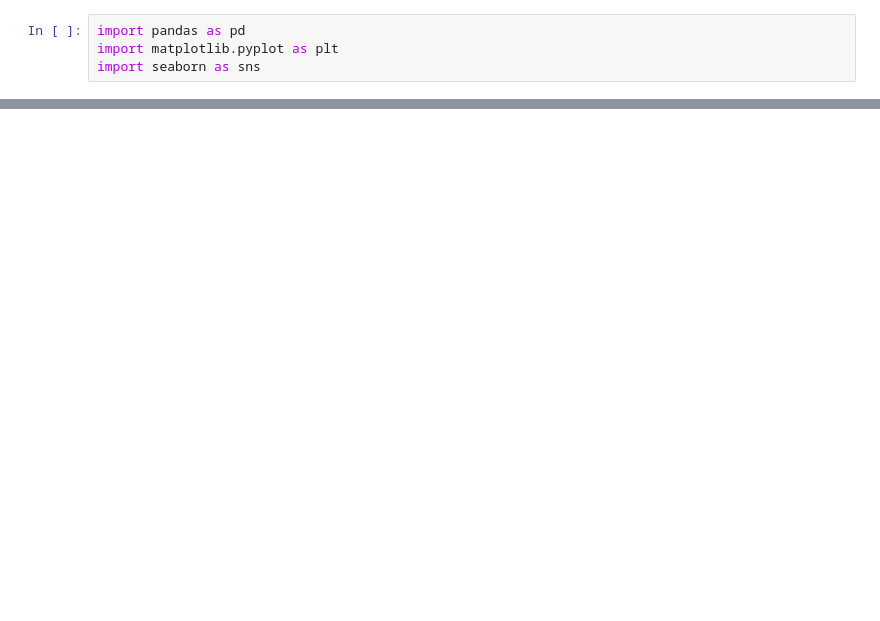
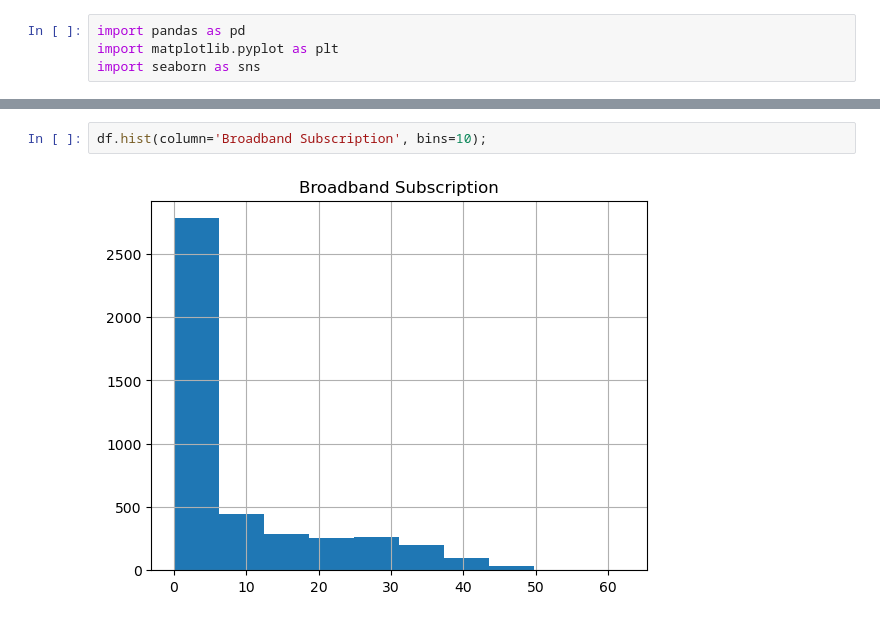
Before and after one commit to saad415/DataScience, a Jupyter notebook: EDA.ipynb, the cells around one changed output, grey strips where cells are left out. Cells and saved outputs as stored; diff of their text form; blank space fills up the shorter version.

```diff
--- a/EDA.ipynb
+++ b/EDA.ipynb
@@ -25,0 +54,4 @@ df.head(20)
+# %%
+df.hist(column='Broadband Subscription', bins=10);
+# %% [output]
+[figure, added]
```
Also changed, not shown: parts of 7 cells of this notebook, 2 other files.
